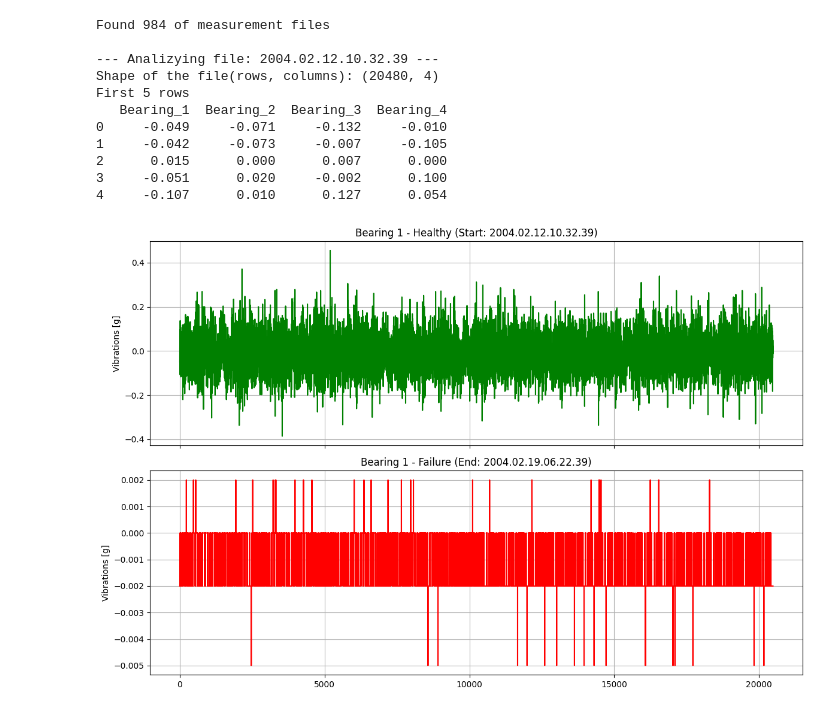
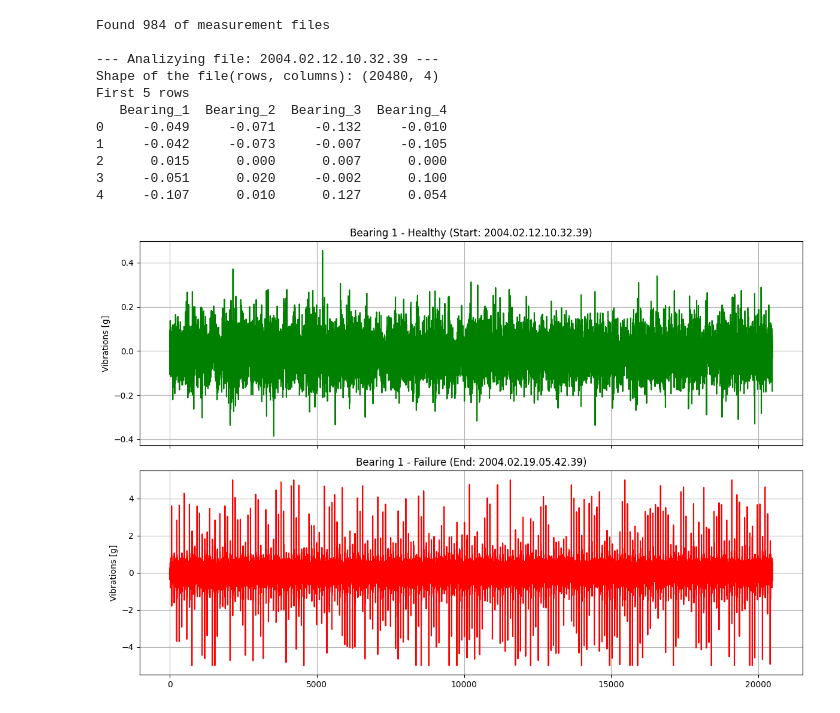
Before and after one commit to kwerulik/EchoGuard, a Jupyter notebook: notebooks/inspect_data.ipynb, the cells around one changed output. Saved outputs shown, nothing was run; the diff lists cells and outputs as text; code cells hidden in the pictures.

```diff
--- a/notebooks/inspect_data.ipynb
+++ b/notebooks/inspect_data.ipynb
@@ -40,22 +40,22 @@ First 5 rows
 3     -0.051      0.020     -0.002      0.100
 4     -0.107      0.010      0.127      0.054
 # %%
-last_file = files[-1]
-df_failure = load_single_file(last_file)
+fail_file = files[-5]
+df_failure = load_single_file(fail_file)
 # %%
 fig, ax = plt.subplots(2, 1, figsize=(12, 8), sharex=True)
 
 ax[0].plot(df_healthy['Bearing_1'], color='green')
 ax[0].set_title(f'Bearing 1 - Healthy (Start: {first_file})')
 ax[0].set_ylabel('Vibrations [g]')
 ax[0].grid(True)
 
 ax[1].plot(df_failure['Bearing_1'], color='red')
-ax[1].set_title(f'Bearing 1 - Failure (End: {last_file})')
+ax[1].set_title(f'Bearing 1 - Failure (End: {fail_file})')
 ax[1].set_ylabel('Vibrations [g]')
 ax[1].grid(True)
 
 plt.tight_layout()
 plt.show()
 # %% [output]
-[figure, old version]
+[figure, new version]
```
Also changed, not shown: parts of 2 cells of this notebook.
